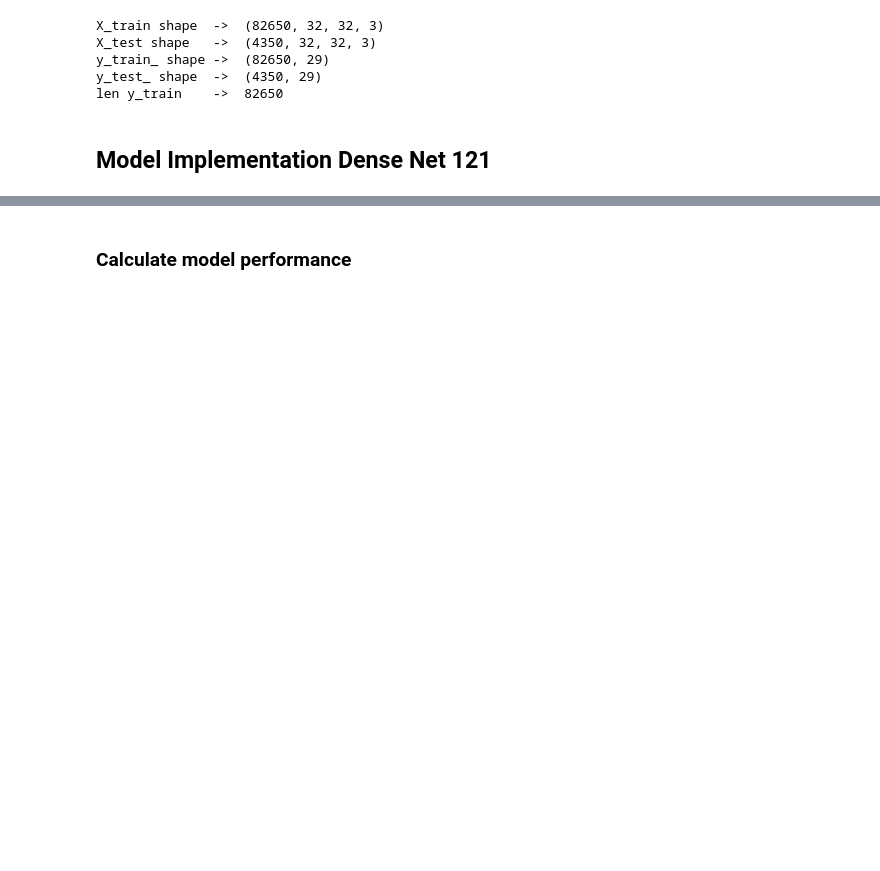
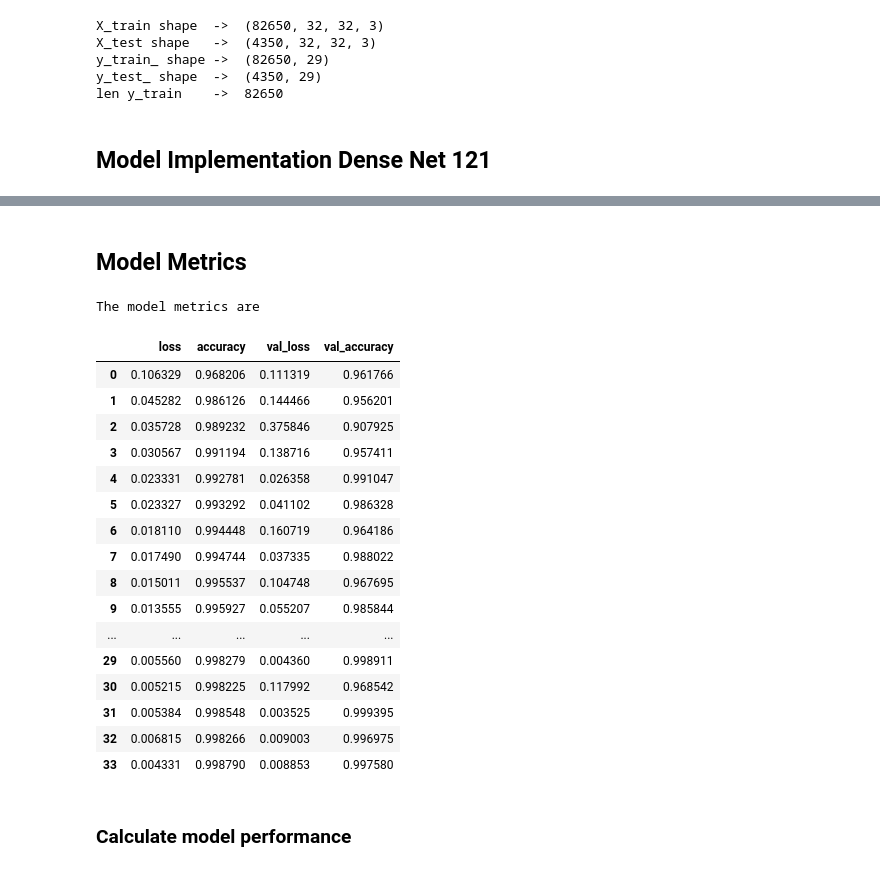
Before and after one commit to aalemi97/ENEL645, a Jupyter notebook: Final_Project/ENENL645_Final_Project(DenseNet121).ipynb, the cells around one changed output, grey strips where cells are left out. Drawn from its saved outputs; the diff is of its cells as text; code cells hidden in the pictures; blank space fills up the shorter version.

```diff
--- a/Final_Project/ENENL645_Final_Project(DenseNet121).ipynb
+++ b/Final_Project/ENENL645_Final_Project(DenseNet121).ipynb
@@ -239,3 +271,28 @@ Epoch 5/5
+# %% [markdown]
+## Model Metrics
+# %%
+metrics = pd.DataFrame(model.history.history)
+print("The model metrics are")
+metrics
+# %% [output]
+The model metrics are
+|  | loss | accuracy | val_loss | val_accuracy |
+| 0 | 0.106329 | 0.968206 | 0.111319 | 0.961766 |
+| 1 | 0.045282 | 0.986126 | 0.144466 | 0.956201 |
+| 2 | 0.035728 | 0.989232 | 0.375846 | 0.907925 |
+| 3 | 0.030567 | 0.991194 | 0.138716 | 0.957411 |
+| 4 | 0.023331 | 0.992781 | 0.026358 | 0.991047 |
+| 5 | 0.023327 | 0.993292 | 0.041102 | 0.986328 |
+| 6 | 0.018110 | 0.994448 | 0.160719 | 0.964186 |
+| 7 | 0.017490 | 0.994744 | 0.037335 | 0.988022 |
+| 8 | 0.015011 | 0.995537 | 0.104748 | 0.967695 |
+| 9 | 0.013555 | 0.995927 | 0.055207 | 0.985844 |
+| ... | ... | ... | ... | ... |
+| 29 | 0.005560 | 0.998279 | 0.004360 | 0.998911 |
+| 30 | 0.005215 | 0.998225 | 0.117992 | 0.968542 |
+| 31 | 0.005384 | 0.998548 | 0.003525 | 0.999395 |
+| 32 | 0.006815 | 0.998266 | 0.009003 | 0.996975 |
+| 33 | 0.004331 | 0.998790 | 0.008853 | 0.997580 |
 # %% [markdown]
 ### **Calculate model performance**
 # %%
```
Also changed, not shown: parts of 16 cells of this notebook, 1 other file.
